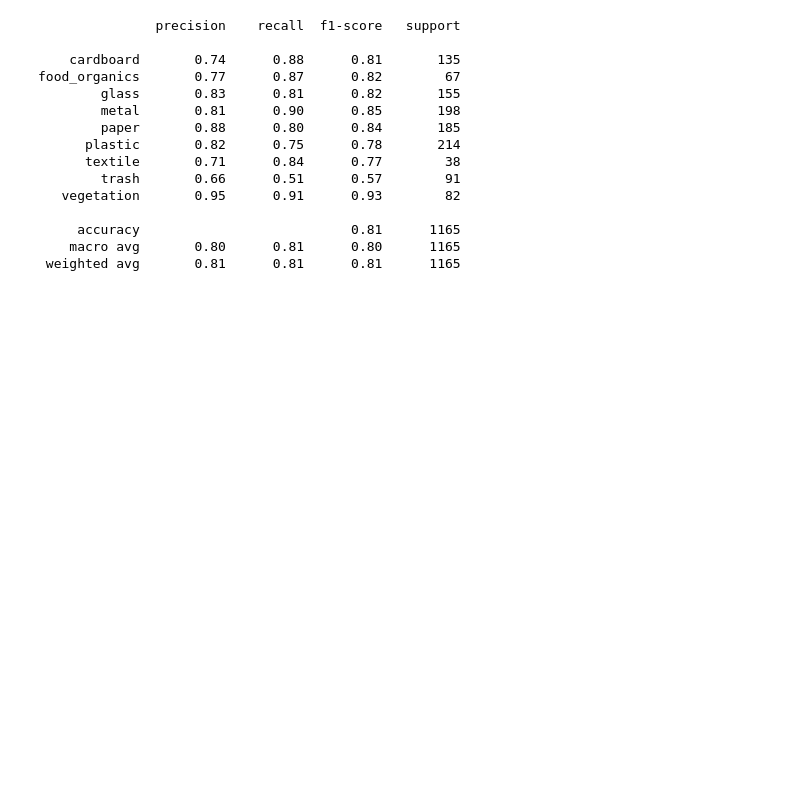
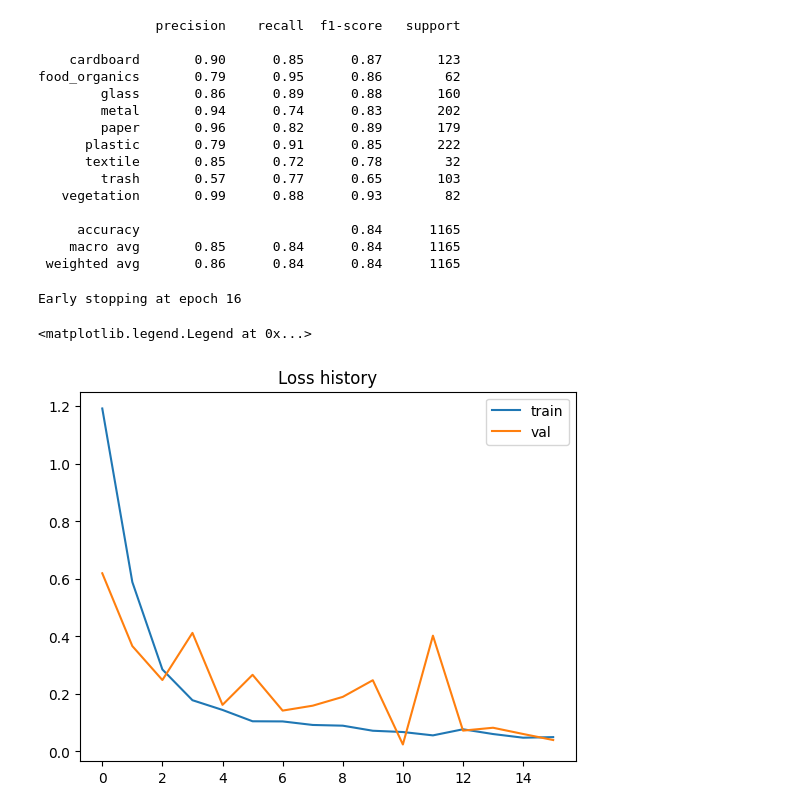
Before and after one commit to acharuza/recycling_app, a Jupyter notebook: backend/notebooks/nn_experiments.ipynb, the cells around one changed output. Saved outputs shown, nothing was run; the diff lists cells and outputs as text; code cells hidden in the pictures; blank space fills up the shorter version.

```diff
--- a/backend/notebooks/nn_experiments.ipynb
+++ b/backend/notebooks/nn_experiments.ipynb
@@ -37,0 +45,7 @@ test_labels = torch.load(os.path.join(features_path, "test_labels_resnet152.pt")
+# %%
+train_features_alexnet = torch.load(os.path.join(features_path, "train_features_alexnet.pt"))
+train_labels_alexnet = torch.load(os.path.join(features_path, "train_labels_alexnet.pt"))
+val_features_alexnet = torch.load(os.path.join(features_path, "val_features_alexnet.pt"))
+val_labels_alexnet = torch.load(os.path.join(features_path, "val_labels_alexnet.pt"))
+test_features_alexnet = torch.load(os.path.join(features_path, "test_features_alexnet.pt"))
+test_labels_alexnet = torch.load(os.path.join(features_path, "test_labels_alexnet.pt"))
@@ -38 +66,7 @@ test_labels = torch.load(os.path.join(features_path, "test_labels_resnet152.pt")
+# %%
+train_features_alexnet = train_features_alexnet.reshape(train_features_alexnet.shape[0], -1)
+val_features_alexnet = val_features_alexnet.reshape(val_features_alexnet.shape[0], -1)
+
+train_features_vgg19 = train_features_vgg19.reshape(train_features_vgg19.shape[0], -1)
+val_features_vgg19 = val_features_vgg19.reshape(val_features_vgg19.shape[0], -1)
 # %%
@@ -54,21 +112,21 @@ plot_confusion_matrix(pred, val_labels, dataset)
 # %%
-print(classification_report(val_labels, pred, target_names=classes))
+print(classification_report(val_labels_resnet152, pred, target_names=classes))
 # %% [output]
                precision    recall  f1-score   support
 
-    cardboard       0.74      0.88      0.81       135
-food_organics       0.77      0.87      0.82        67
-        glass       0.83      0.81      0.82       155
-        metal       0.81      0.90      0.85       198
-        paper       0.88      0.80      0.84       185
-      plastic       0.82      0.75      0.78       214
-      textile       0.71      0.84      0.77        38
-        trash       0.66      0.51      0.57        91
-   vegetation       0.95      0.91      0.93        82
+    cardboard       0.90      0.85      0.87       123
+food_organics       0.79      0.95      0.86        62
+        glass       0.86      0.89      0.88       160
+        metal       0.94      0.74      0.83       202
+        paper       0.96      0.82      0.89       179
+      plastic       0.79      0.91      0.85       222
+      textile       0.85      0.72      0.78        32
+        trash       0.57      0.77      0.65       103
+   vegetation       0.99      0.88      0.93        82
 
-     accuracy                           0.81      1165
-    macro avg       0.80      0.81      0.80      1165
- weighted avg       0.81      0.81      0.81      1165
+     accuracy                           0.84      1165
+    macro avg       0.85      0.84      0.84      1165
+ weighted avg       0.86      0.84      0.84      1165
 # %%
 models_path = os.path.join(os.path.dirname(os.getcwd()), "recycling_app", "model")
 # %%
@@ -75,0 +134,6 @@ torch.save(nn_clf, os.path.join(models_path, "nn_classifier_resnet152.pth"))
+# %%
+nn_clf_alexnet = NNClassifier(input_size=9216, hidden_size=512, output_size=len(classes))
+# %%
+train_loss_history_alexnet, val_loss_history_alexnet = nn_clf_alexnet.fit(train_features_alexnet, train_labels_alexnet, 100, 0.0001, val_features_alexnet, val_labels_alexnet)
+# %% [output]
+Early stopping at epoch 16
@@ -75,0 +142,8 @@ torch.save(nn_clf, os.path.join(models_path, "nn_classifier_resnet152.pth"))
+# %%
+plt.plot(train_loss_history_alexnet, label="train")
+plt.plot(val_loss_history_alexnet, label="val")
+plt.title("Loss history")
+plt.legend()
+# %% [output]
+<matplotlib.legend.Legend at 0x...>
+[figure, added]
```
Also changed, not shown: parts of 34 cells of this notebook, 6 other files.
